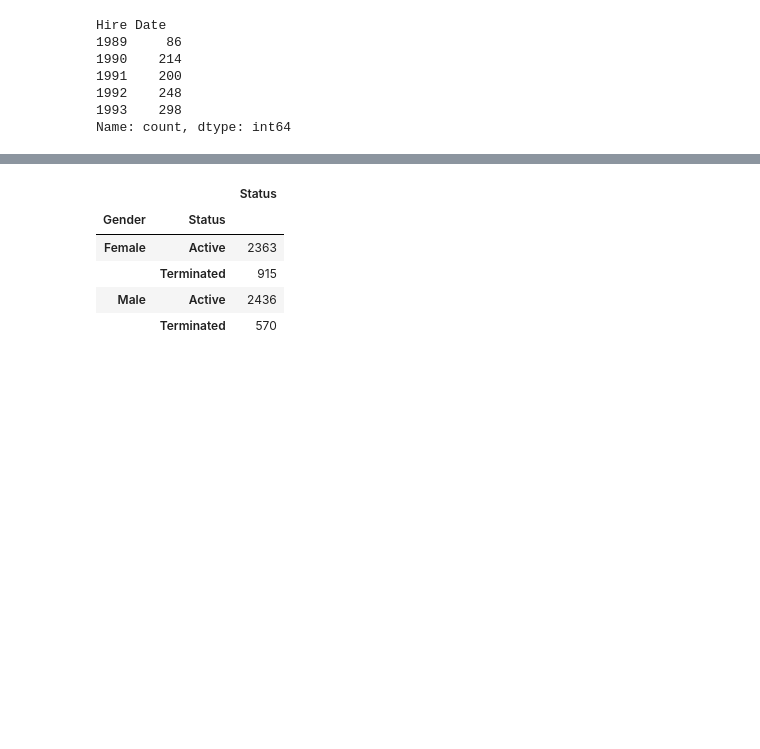
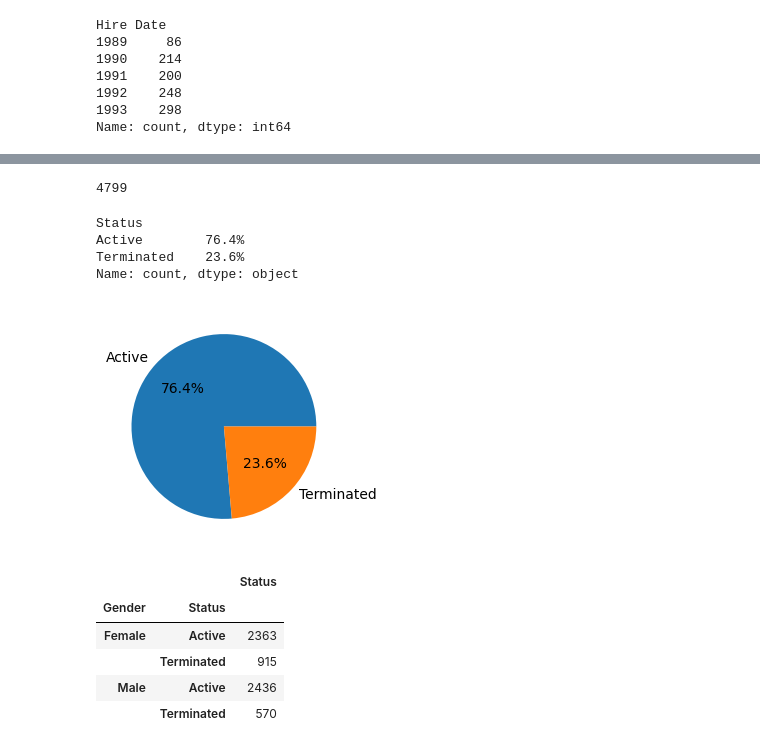
Before and after one commit to Aakashdoraisamy/python-data-science, a Jupyter notebook: Python_Libraries/pandas/attrition/attrition.ipynb, the cells around one changed output, grey strips where cells are left out. Cells and saved outputs as stored; diff of their text form; code cells hidden in the pictures; blank space fills up the shorter version.

```diff
--- a/Python_Libraries/pandas/attrition/attrition.ipynb
+++ b/Python_Libraries/pandas/attrition/attrition.ipynb
@@ -155,16 +508,29 @@ temp[0]
 def multi_val(row):
     if row['Job'].startswith('Exec Assistant,'):
         return row['Job'].removeprefix('Exec Assistant,').strip()
+
     elif row['Job'].endswith('Manager'):
-        return 'Manager'
+        return 'Manger'
+
     elif row['Job'].endswith('Clerk'):
         return 'Clerk'
+
     elif row['Job'].endswith('Analyst'):
         return 'Analyst'
+
+
     elif row['Job'].endswith('Admin'):
         return 'Admin'
+
+
+    elif row['Job'].startswith('Meats'):
+        return row['Job'].removeprefix('Meats').strip()
+
     elif row['Job'].startswith('Director'):
         return 'Director'
+
+
+
     else:
         return row['Job']
 
@@ -206,7 +694,5 @@ Index(['Record Date', 'DOB', 'Hire Date', 'Term Date', 'Age', 'Experience',
        'Status Year', 'Status', 'Business Unit'],
       dtype='object')
 # %%
-l=['Status Year','Gender','Age', 'Experience','City',
-   'Dname','Job', 'Business Unit','Hire Date', 'Term Date',
-   'Term Reason','Term Type','Status']
-df=df[l]
+l=[ 'Status Year','Gender','Age','Experience','City','Dname','Job','Business Unit','Hire Date','Term Date','Term Reason','Term Type','Status']
+#reinitalizing the colums and shuffling of column
@@ -213,2 +720,5 @@ df=df[l]
+# %%
+df=df.sort_index()
+#it sort the index
 # %%
-df=df.sort_index(ascending=True)
+df.sort_index(ascending=False)
@@ -287 +812,22 @@ Name: count, dtype: object
+# %%
+df.loc[df['Status']=='Active'].shape[0]
+# %% [output]
+4799
+# %%
+#1. proportion of Active and Terminated Emps
+((df['Status'].value_counts()/df.shape[0])*100).round(1).astype(str)+'%'
+
+# df.shape[0] returns the total count
+# %% [output]
+Status
+Active        76.4%
+Terminated    23.6%
+Name: count, dtype: object
+# %%
+s=df['Status'].value_counts()
+plt.figure(figsize=(3,3))
+plt.pie(s.values,labels=s.index,autopct='%.1f%%')
+plt.show()
+# %% [output]
+[figure, added]
 # %%
```
Also changed, not shown: parts of 89 cells of this notebook.
